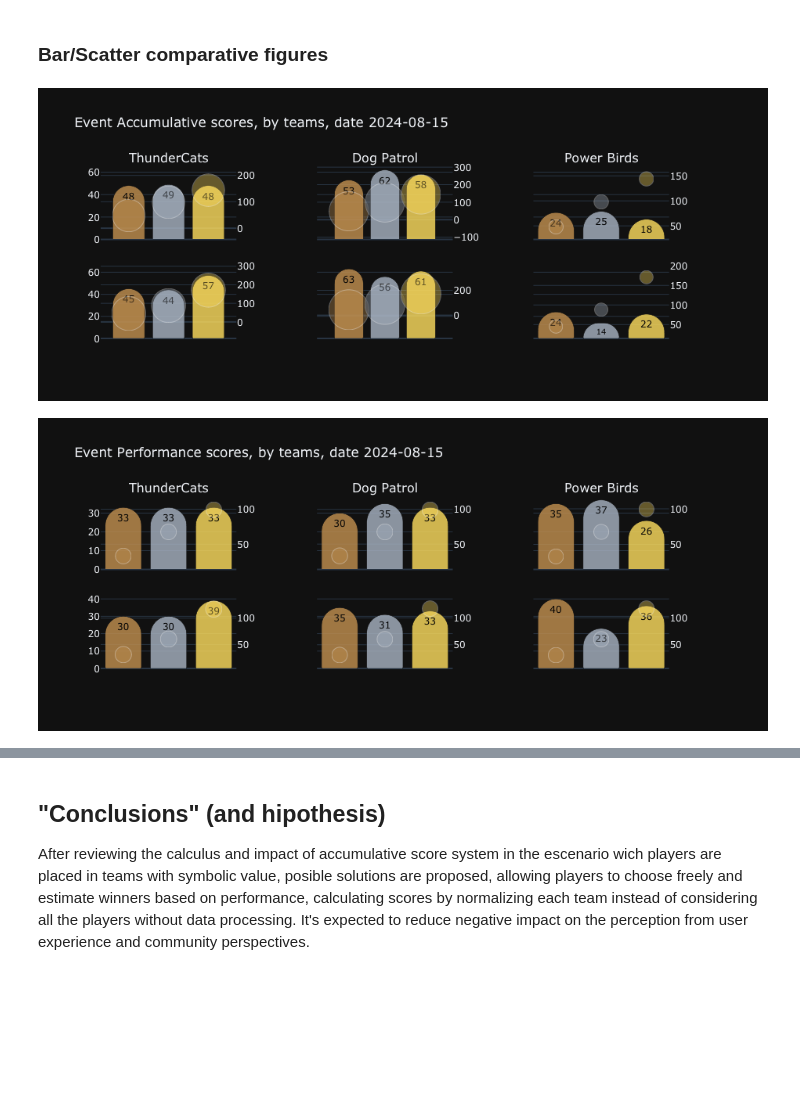
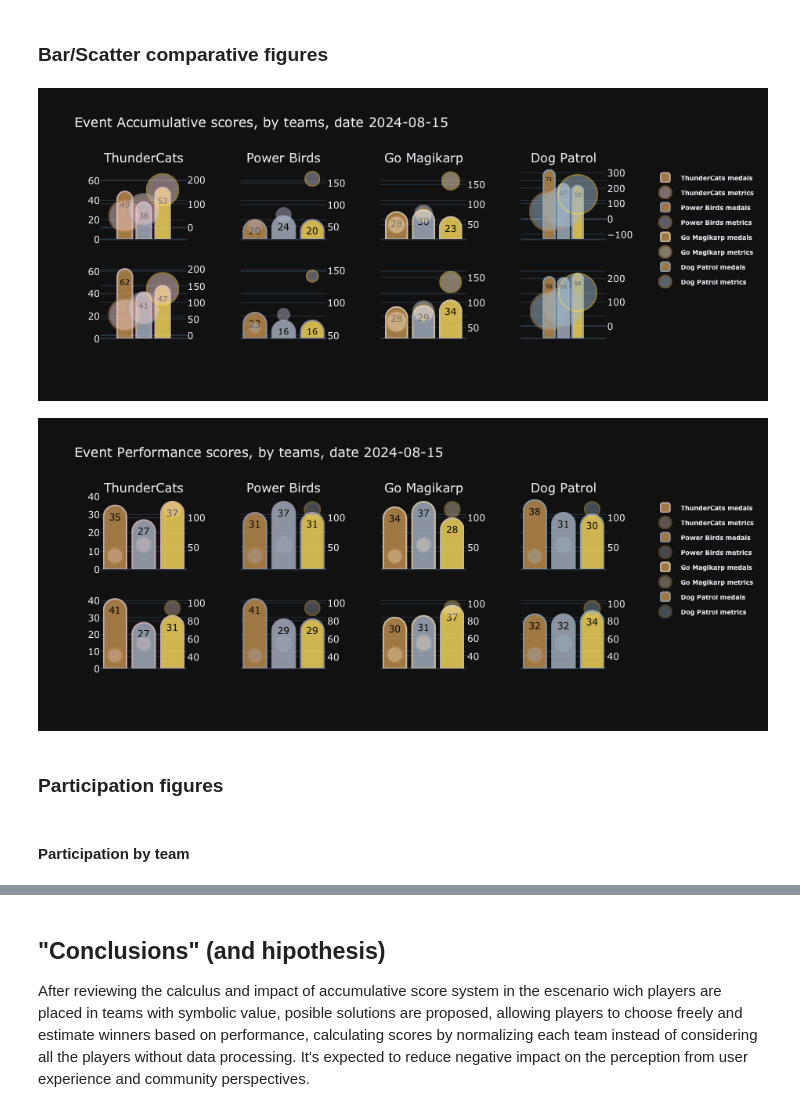
Before and after one commit to FerSotoApse/Score_methods, a Jupyter notebook: Score_study.ipynb, the cells around one changed output, grey strips where cells are left out. Drawn from its saved outputs; the diff is of its cells as text; code cells hidden in the pictures; blank space fills up the shorter version.

Commit message:
Add files via upload
New graph function: player bar polar

```diff
--- a/Score_study.ipynb
+++ b/Score_study.ipynb
@@ -48,3 +48,5 @@ Wall time: 10.7 s
+# %%
+theme_colors = ['rgb(240,205,204)', 'rgb(173,172,194)', 'rgb(251,230,197)', 'rgb(160,185,205)', 'rgb(37,71,112)']
 # %% [markdown]
 ## Creating simulated data functions
 # %% [markdown]
@@ -180,7 +184,7 @@ b_pl, c_pl, d_pl#, b_pl+c_pl+d_pl
 # checbox: if cb_b == false, cb_c remains hidden
 cb_b = True
 cb_c = True
-cb_d = False
+cb_d = True
 # %%
 # player distribution through all teams, sorted, rectified
 # teams b, c and d must be unlocked in the app (if checkbox b/c/d marked (True): create team b/c/d)
@@ -221,9 +225,9 @@ Total users: 501
 # %%
 # users in each team
 team_a_players = player_ids[:input_a]
-team_b_players = player_ids[input_a:len(team_a_players)+team_b]
-team_c_players = player_ids[len(team_b_players):len(team_b_players)+team_c]
-team_d_players = player_ids[len(team_c_players):len(team_c_players)+team_d]
+team_b_players = player_ids[input_a:(input_a+team_b)]
+team_c_players = player_ids[(input_a+team_b):(input_a+team_b+team_c)]
+team_d_players = player_ids[(input_a+team_b+team_c):(input_a+team_b+team_c+team_d)]
 
 # verify team lengths (from inputs and checkboxes)
 len(team_a_players), len(team_b_players), len(team_c_players), len(team_d_players)
@@ -859,7 +869,7 @@ def marker_size(df, score_type, score_columns, scale):
 # %%
 # creates a function to plot score data for each team
 
-def score_figure(df, score_type, scale=1, scatter_opacity=1, width = 900, height = 400):
+def score_figure(df_data, score_type, legend=True, scale=1, scatter_opacity=1, width = 900, height = 400, theme_colors=theme_colors):
 
     """
     Creates an interactive figure with subplots for each event and team. Can work for a single event
@@ -874,6 +884,11 @@ def score_figure(df, score_type, scale=1, scatter_opacity=1, width = 900, height
                 is set to 'performance', scatter bubbles scale multiplier is 0.1
     scatter_opacity: set a float from 0 to 1, changes scatter bubbles opacity (1 by default)
     """
+
+    # set categorical medal before anything and sort values to have correct color per medal
+    df = df_data.copy()
+    df['medal'] = pd.Categorical(df['medal'], ordered=True, categories=['bronze', 'silver', 'gold'])
+    df.sort_values(by=['team','medal'], ascending=[False,True], inplace=True)
 
     # score_type selector
     if score_type == 'accumulative':
@@ -892,6 +907,12 @@ def score_figure(df, score_type, scale=1, scatter_opacity=1, width = 900, height
                             column_titles= team_names,
                             print_grid=False,
                             specs = [[{"secondary_y" : True} for t in range(len(team_names))] for e in range(len(events))])
+    # other config: color theme
+    color_map = theme_colors[:len(team_names)]
+    #---------------------------------------- legend config
+    sp_legendgroup = [legend]
+    sp_legendgroup.extend([False for e in range(len(events[1:]))])
+
     #---------------------------------------- build graphs
     l_marker_size = marker_size(df = df, score_type = score_type, score_columns = score_columns, scale = scale)
     for e in range(len(events)):
@@ -901,13 +922,17 @@ def score_figure(df, score_type, scale=1, scatter_opacity=1, width = 900, height
                 go.Bar(
                     x = df[df['event_game']== events[e]][df['team']==team_names[i]]['medal'].map(lambda x : x.capitalize()),
                     y = df[df['event_game']== events[e]][df['team']==team_names[i]][score_columns[0]].values,
-                    name = '<b>Event '+ events[e] +'</b>',
+                    name = '<b>'+team_names[i]+' medals</b>',
                     marker_color = [medal_colors[2], medal_colors[1],medal_colors[0], medal_colors[3]],
+                    marker_line_color = color_map[i],
+                    marker_line_width = 2,
                     opacity = 0.8,
                     text = df[df['event_game']== events[e]][df['team']==team_names[i]][score_columns[0]].values,
                     textposition = 'inside',
                     textangle = 0,
                     textfont_color = 'black',
+                    legendgroup = team_names[i]+' bar',
+                    showlegend = sp_legendgroup[e],
                     customdata = df[df['event_game']== events[e]][df['team']==team_names[i]][['medal_frequence','medal', score_columns[1]]],
                     hovertemplate = '<br><i>Total medals</i>: %{customdata[0]} %{customdata[1]}<br>'+
                                     '<i>Medal score</i>: %{customdata[2]} points',
@@ -918,19 +943,21 @@ def score_figure(df, score_type, scale=1, scatter_opacity=1, width = 900, height
                 go.Scatter(
                     x = df[df['event_game']== events[e]][df['team']==team_names[i]]['medal'].map(lambda x : x.capitalize()),
                     y = df[df['event_game']== events[e]][df['team']==team_names[0]][score_columns[1]],
-                    name = '<b>Team metrics</b>',
+                    name = '<b>'+team_names[i]+ ' metrics</b>',
                     mode = 'markers',
                     marker_size = l_marker_size[e][i],
-                    marker_color = [medal_colors[2], medal_colors[1],medal_colors[0]],
-                    marker_line_color = 'white',
+                    marker_color = color_map[i],
+                    marker_line_color = [medal_colors[2], medal_colors[1],medal_colors[0]],
+                    marker_line_width = 2,
                     opacity = scatter_opacity,
+                    legendgroup = team_names[i]+' scatter', # 'Scatter scores'
+                    showlegend = sp_legendgroup[e], # change to scatter
                     customdata = df[df['event_game']== events[e]][df['team']==team_names[i]][['medal_relative','player_ratio', 'total_players', score_columns[2]]],
                     hovertemplate = '<br><i>Medal distribution</i>: %{customdata[0]}%<br>'+
                                     '<i>Participation</i>: %{customdata[1]}%<br>'+
                                     '<i>Team players</i>: %{customdata[2]}<br>'+
                                     '<br><b>Team Score</b>: %{customdata[3]}'
                 ), row = e+1, col = i+1, secondary_y = True)
-
     #---------------------------------------- fix category orders for 0 values
     score_fig.update_xaxes(
         categoryorder = 'array',
@@ -945,7 +972,8 @@ def score_figure(df, score_type, scale=1, scatter_opacity=1, width = 900, height
     score_fig.update_layout(
         title = f"Event {score_type.capitalize()} scores, by teams, date {df['event_date'].unique()[0]}",
         barmode = 'group',
-        showlegend = False,
+        legend_font_size = 8,
+        legend_tracegroupgap = 0,
         hovermode = 'x unified',
         hoverlabel_align = 'right',
         barcornerradius = "50%",
@@ -956,10 +984,14 @@ def score_figure(df, score_type, scale=1, scatter_opacity=1, width = 900, height
     return score_fig
 # %%
 # scatter bubbles at 70% of its size
-score_figure(df_eventteams_scores, 'accumulative', 7, scatter_opacity = 0.5)
+score_figure(df_eventteams_scores, 'accumulative', legend=True, scale=7, scatter_opacity = 0.7)
 # %% [output]
-[figure, old version]
+[figure, new version]
 # %%
-score_figure(df_eventteams_scores, 'performance', scatter_opacity=0.5)
+score_figure(df_eventteams_scores, 'performance', legend=True, scatter_opacity=0.5)
 # %% [output]
-[figure, old version]
+[figure, new version]
+# %% [markdown]
+### Participation figures
+# %% [markdown]
+#### Participation by team
```
Also changed, not shown: parts of 30 cells of this notebook.
